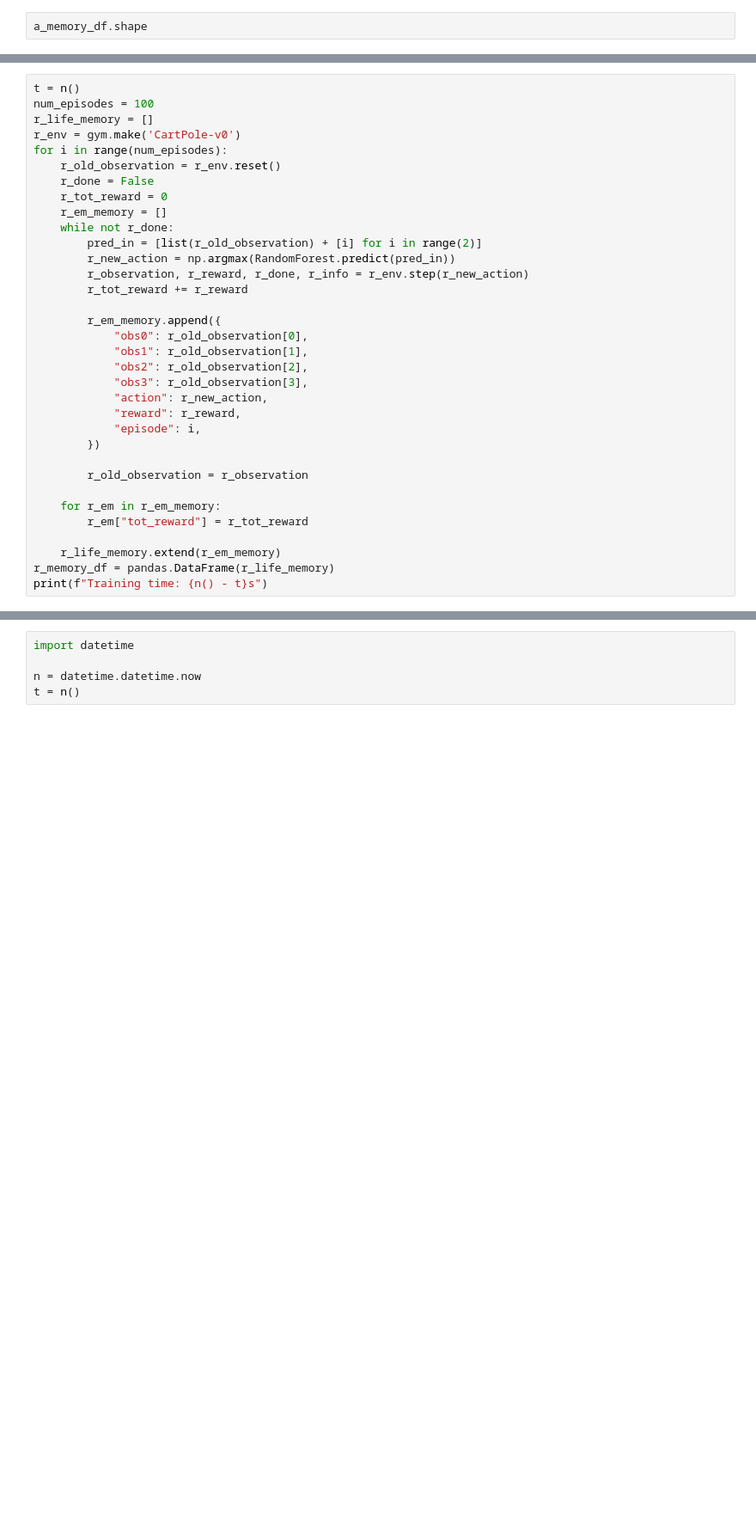
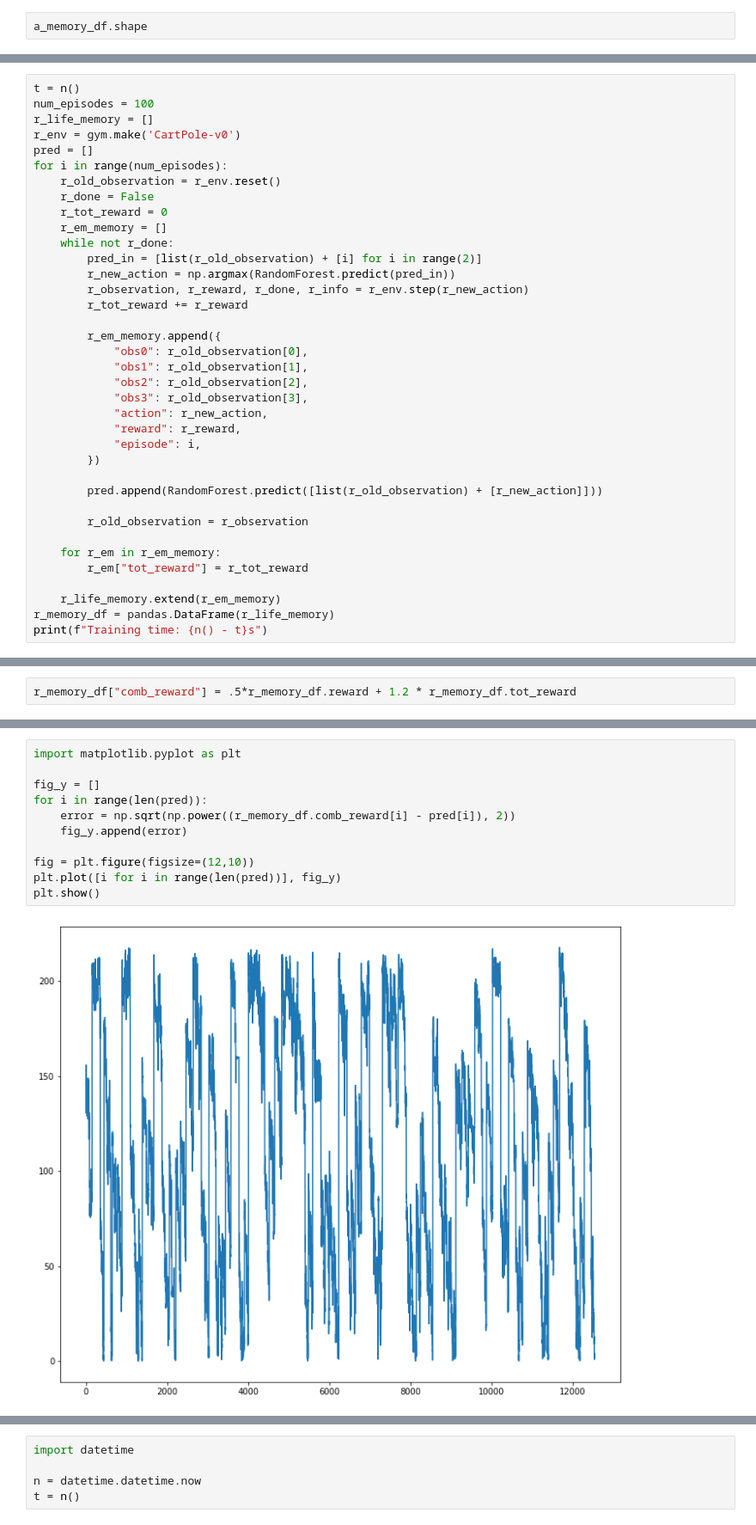
Before and after one commit to HyosikMoon/Coursera, a Jupyter notebook: Machine_Learning/Course5_Deep_Learning_and_Reinforcement_Learning/Proj/Course_Project_DL_5.ipynb, the cells around one changed output, grey strips where cells are left out. Shown at 86% size. Drawn from its saved outputs; the diff is of its cells as text; blank space fills up the shorter version.

```diff
--- a/Machine_Learning/Course5_Deep_Learning_and_Reinforcement_Learning/Proj/Course_Project_DL_5.ipynb
+++ b/Machine_Learning/Course5_Deep_Learning_and_Reinforcement_Learning/Proj/Course_Project_DL_5.ipynb
@@ -145,6 +183,7 @@ t = n()
 num_episodes = 100
 r_life_memory = []
 r_env = gym.make('CartPole-v0')
+pred = []
 for i in range(num_episodes):
     r_old_observation = r_env.reset()
     r_done = False
@@ -166,6 +205,8 @@ for i in range(num_episodes):
             "episode": i,
         })
 
+        pred.append(RandomForest.predict([list(r_old_observation) + [r_new_action]]))
+
         r_old_observation = r_observation
 
     for r_em in r_em_memory:
@@ -186,0 +224,2 @@ r_memory_df.groupby("episode").reward.sum().mean()
+# %%
+r_memory_df["comb_reward"] = .5*r_memory_df.reward + 1.2 * r_memory_df.tot_reward
@@ -186,0 +276,13 @@ r_memory_df.groupby("episode").reward.sum().mean()
+# %%
+import matplotlib.pyplot as plt
+
+fig_y = []
+for i in range(len(pred)):
+    error = np.sqrt(np.power((r_memory_df.comb_reward[i] - pred[i]), 2))
+    fig_y.append(error)
+
+fig = plt.figure(figsize=(12,10))
+plt.plot([i for i in range(len(pred))], fig_y)
+plt.show()
+# %% [output]
+[figure, added]
```
Also changed, not shown: parts of 75 cells of this notebook, 2 other files.
